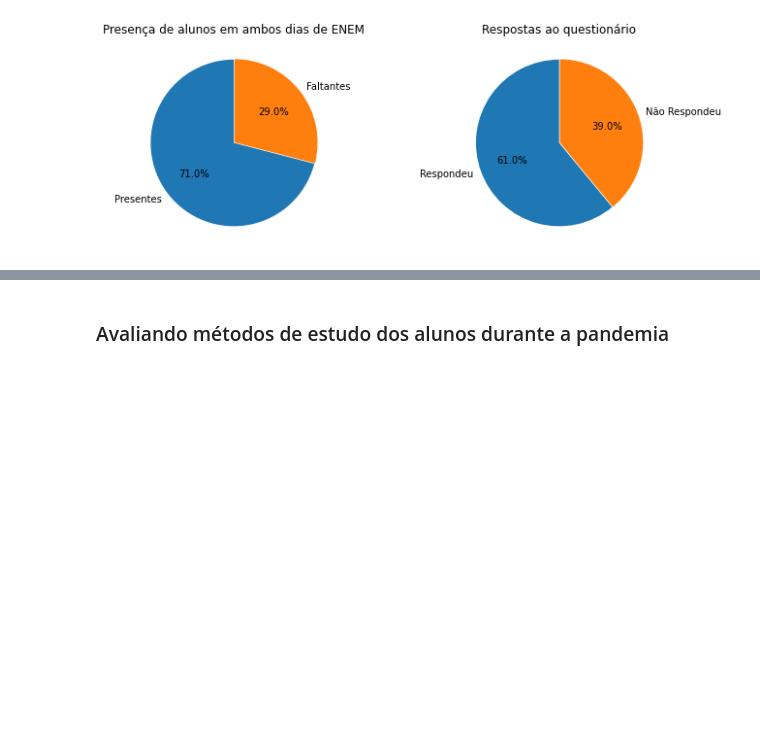
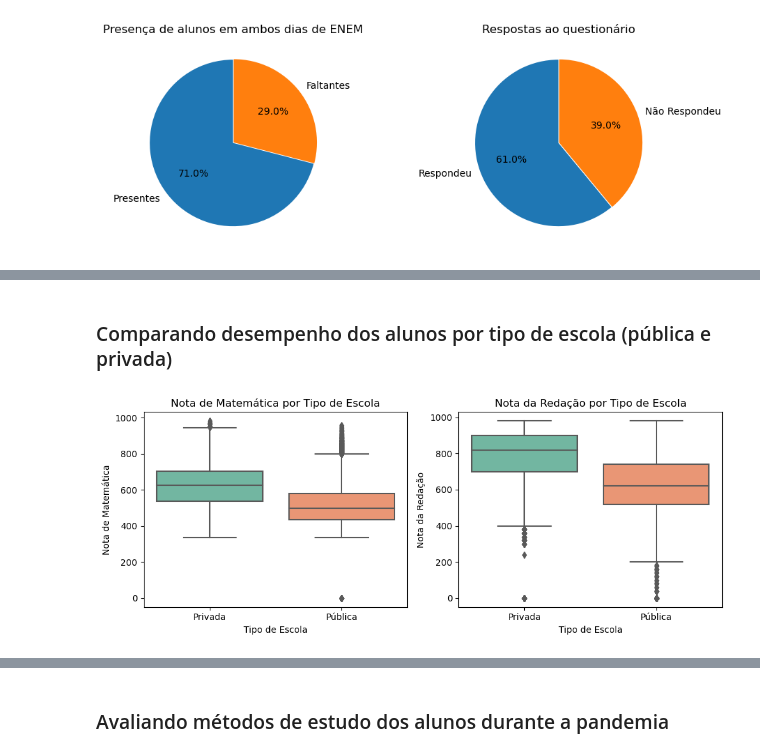
Before and after one commit to iaracastro/EducaODS-Enem, a Jupyter notebook: main.ipynb, the cells around one changed output, grey strips where cells are left out. Saved outputs shown, nothing was run; the diff lists cells and outputs as text; code cells hidden in the pictures; blank space fills up the shorter version.

```diff
--- a/main.ipynb
+++ b/main.ipynb
@@ -63,0 +115,24 @@ plt.tight_layout()
+# %% [markdown]
+### Comparando desempenho dos alunos por tipo de escola (pública e privada)
+# %%
+# Use .copy() para garantir que você tenha uma cópia independente do DataFrame original
+data_presentes = data_presentes.copy()
+data_presentes.loc[:, 'TIPO_ESCOLA'] = data_presentes['TP_ESCOLA'].map({2: 'Pública', 3: 'Privada'})
+# create two subplots
+fig, axes = plt.subplots(nrows=1, ncols=2, figsize=(10, 4))
+axes = axes.flatten()
+
+sns.boxplot(x='TIPO_ESCOLA', y='NU_NOTA_MT', data=data_presentes, ax=axes[0], palette='Set2')
+axes[0].set_xlabel('Tipo de Escola')
+axes[0].set_ylabel('Nota de Matemática')
+axes[0].set_title('Nota de Matemática por Tipo de Escola')
+
+sns.boxplot(x='TIPO_ESCOLA', y='NU_NOTA_REDACAO', data=data_presentes, ax=axes[1], palette='Set2')
+axes[1].set_xlabel('Tipo de Escola')
+axes[1].set_ylabel('Nota da Redação')
+axes[1].set_title('Nota da Redação por Tipo de Escola')
+
+plt.tight_layout()
+plt.show()
+# %% [output]
+[figure, added]
```
Also changed, not shown: parts of 18 cells of this notebook, 1 other file.
